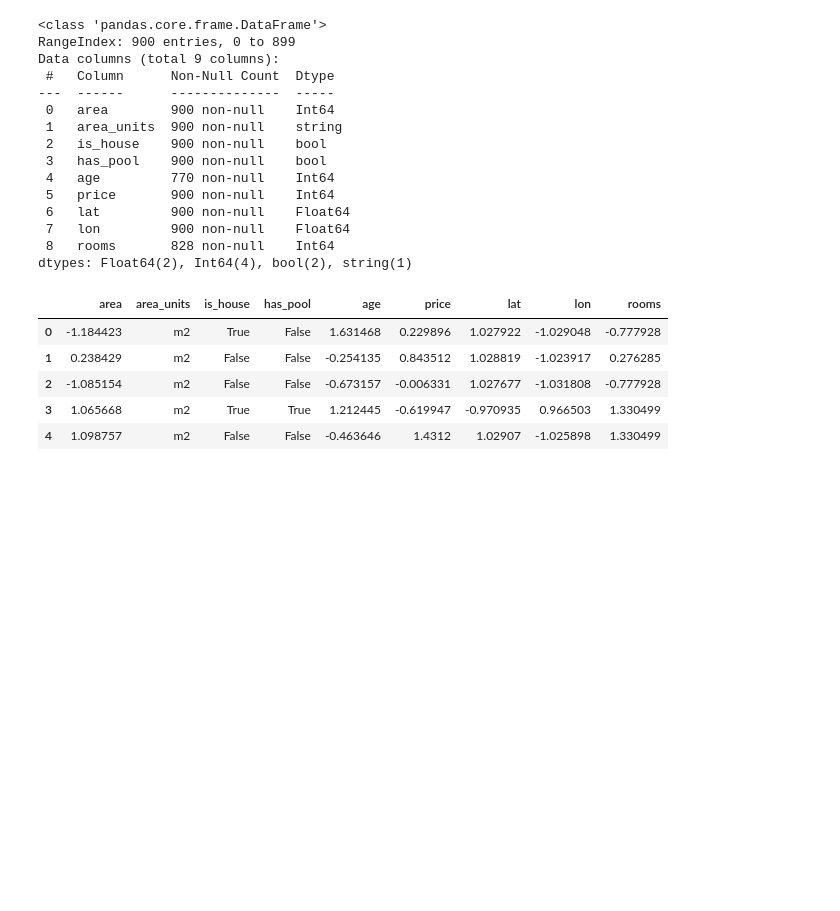
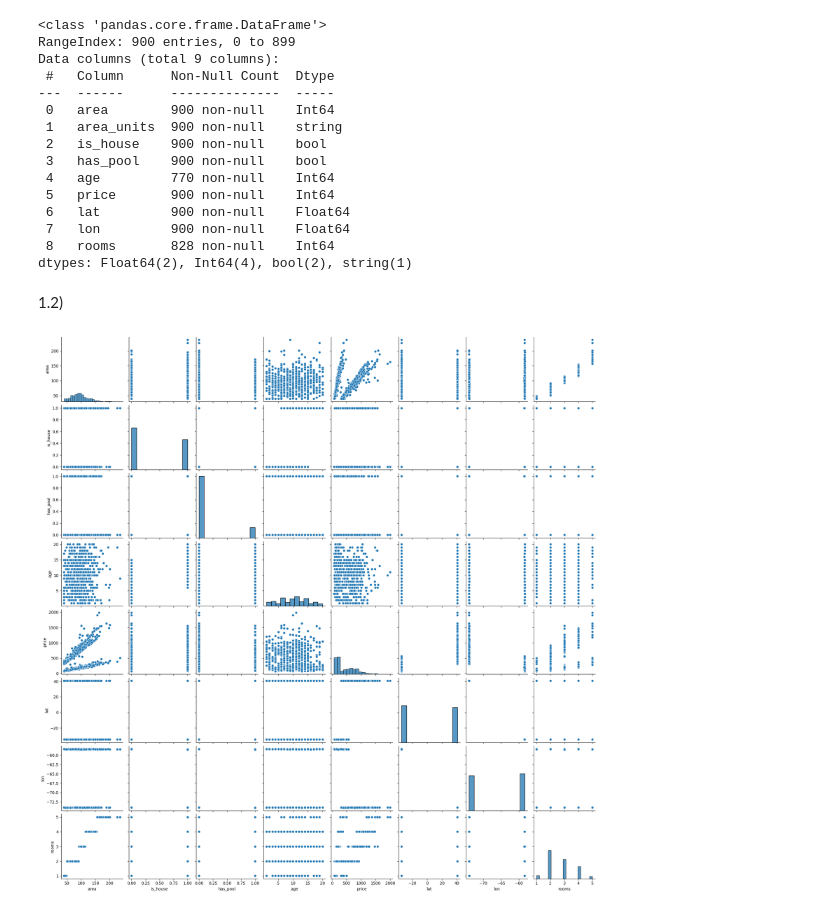
Before and after one commit to NazaGonella/TP01-machine-learning, a Jupyter notebook: Entrega_TP1.ipynb, the cells around one changed output. Cells and saved outputs as stored; diff of their text form; code cells hidden in the pictures; blank space fills up the shorter version.

```diff
--- a/Entrega_TP1.ipynb
+++ b/Entrega_TP1.ipynb
@@ -73,14 +81,12 @@ Data columns (total 9 columns):
  7   lon         900 non-null    Float64
  8   rooms       828 non-null    Int64
 dtypes: Float64(2), Int64(4), bool(2), string(1)
-# %%
-processed_data : data_handler.ProcessedData = data_handler.ProcessedData(area_units='m2') # Contiene los datos normalizados, con los tipos corregidos, y unidades unificadas.
-processed_data.save_data_to()
-processed_data.casas_dev.head()
-# %% [output]
-|  | area | area_units | is_house | has_pool | age | price | lat | lon | rooms |
-| 0 | -1.184423 | m2 | True | False | 1.631468 | 0.229896 | 1.027922 | -1.029048 | -0.777928 |
-| 1 | 0.238429 | m2 | False | False | -0.254135 | 0.843512 | 1.028819 | -1.023917 | 0.276285 |
-| 2 | -1.085154 | m2 | False | False | -0.673157 | -0.006331 | 1.027677 | -1.031808 | -0.777928 |
-| 3 | 1.065668 | m2 | True | True | 1.212445 | -0.619947 | -0.970935 | 0.966503 | 1.330499 |
-| 4 | 1.098757 | m2 | False | False | -0.463646 | 1.4312 | 1.02907 | -1.025898 | 1.330499 |
+# %% [markdown]
+1.2)
+# %%
+processed_data : data_handler.ProcessedData = data_handler.ProcessedData(correct_data_types=True, normalize=False, area_units='m2')
+# %%
+sb.pairplot(data=processed_data.casas_dev, kind='scatter', diag_kind='hist')
+plt.show()
+# %% [output]
+[figure, added]
```
Also changed, not shown: parts of 17 cells of this notebook, 9 other files.
